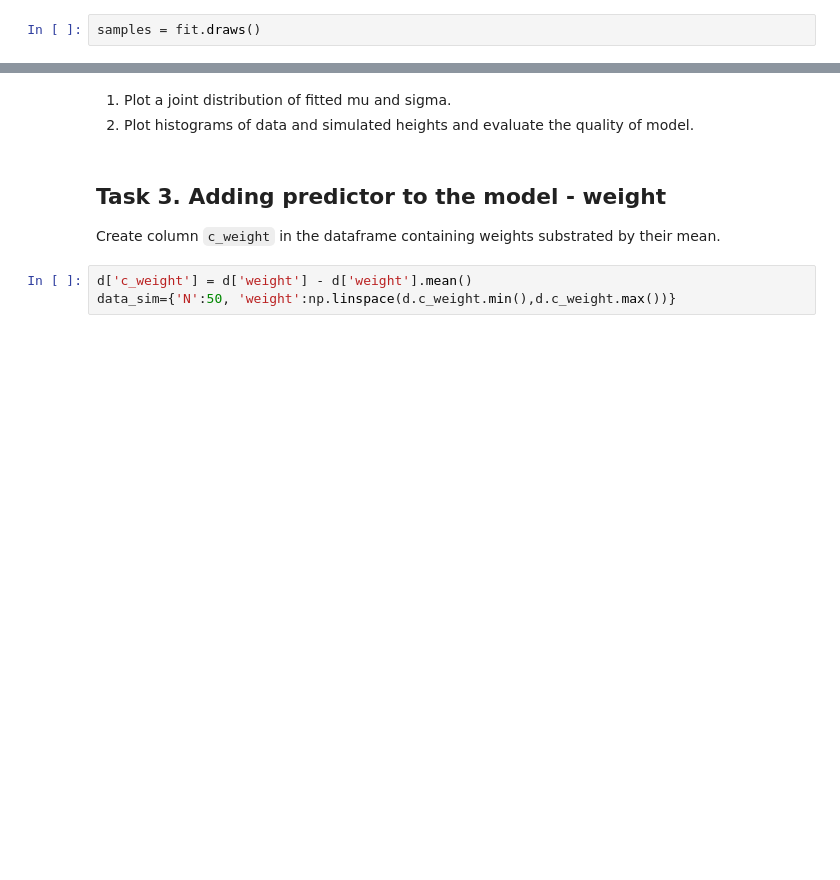
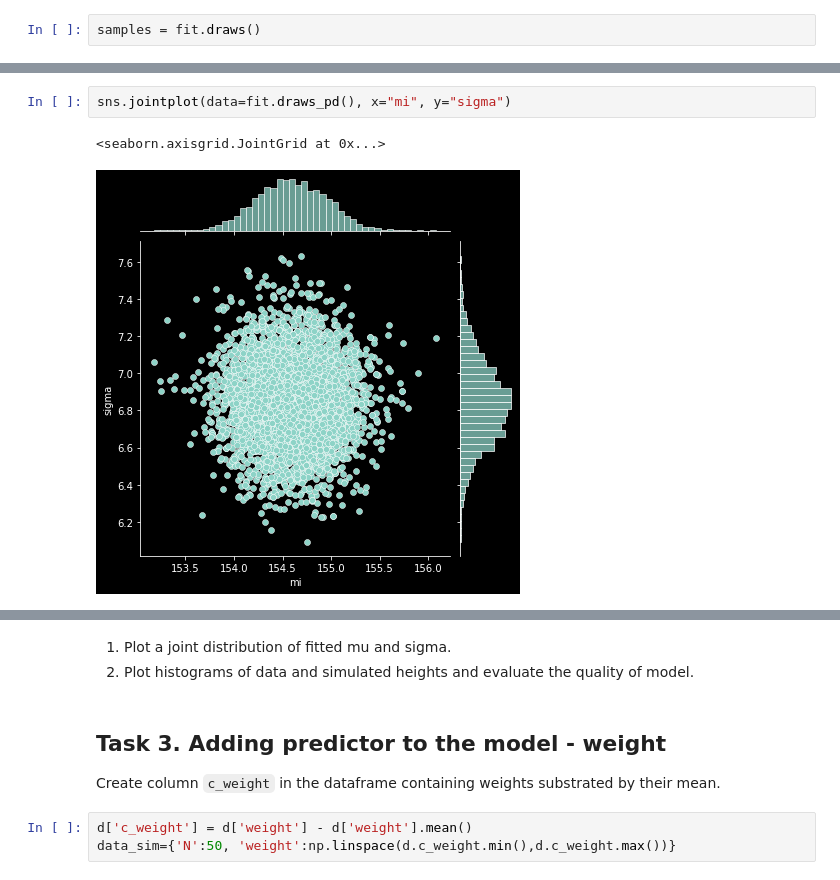
Before and after one commit to GorniQ/data_analytics, a Jupyter notebook: lab4/lab4.ipynb, the cells around one changed output, grey strips where cells are left out. Drawn from its saved outputs; the diff is of its cells as text; blank space fills up the shorter version.

```diff
--- a/lab4/lab4.ipynb
+++ b/lab4/lab4.ipynb
@@ -119,3 +184,8 @@ samples = fit.draws()
+# %%
+sns.jointplot(data=fit.draws_pd(), x="mi", y="sigma")
+# %% [output]
+<seaborn.axisgrid.JointGrid at 0x...>
+[figure, added]
 # %%
 fig, axs = plt.subplots(1, 2, figsize=(10, 4))
 
```
Also changed, not shown: parts of 24 cells of this notebook, 35 other files.
